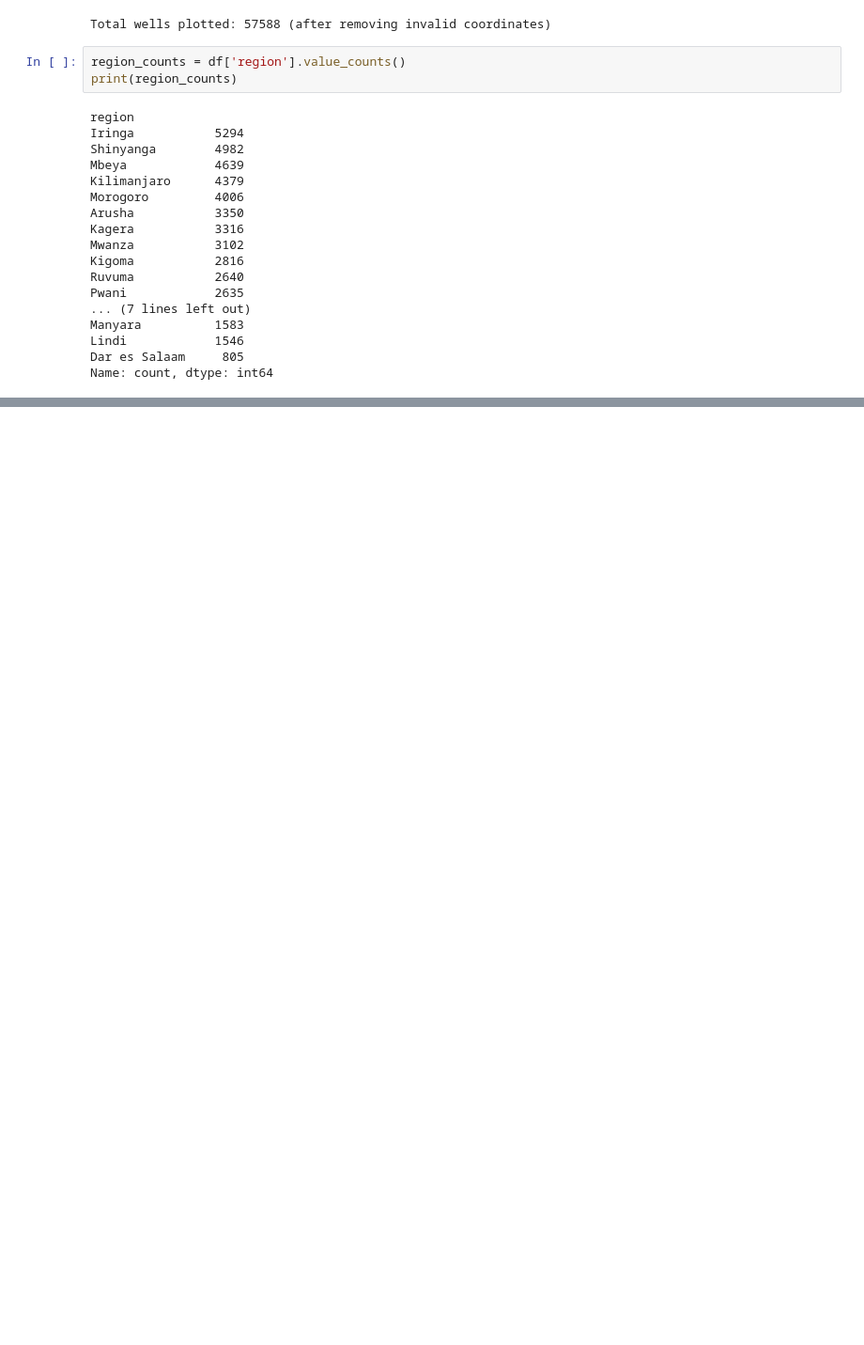
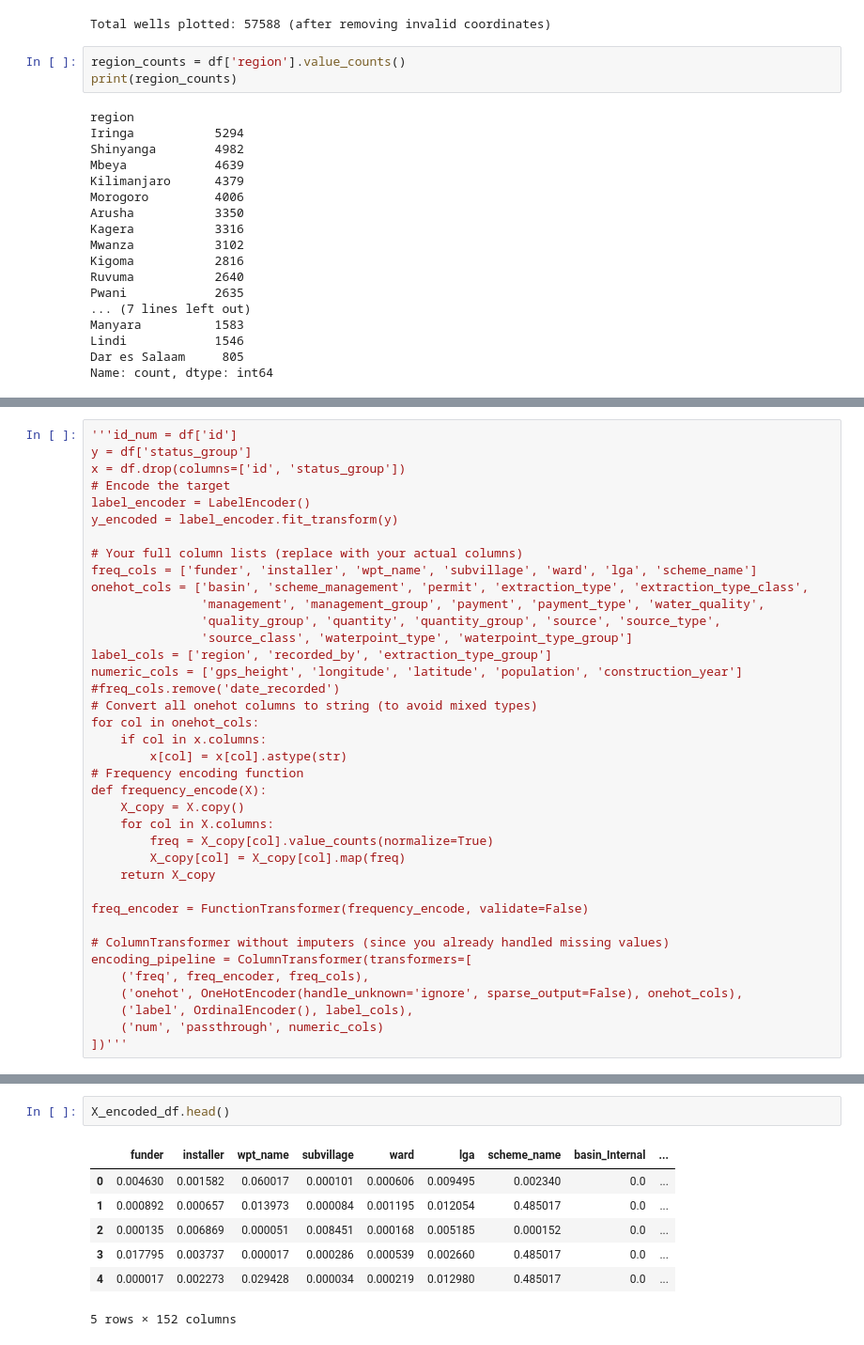
Before and after one commit to Ariful1488/AquaAnalytics, a Jupyter notebook: working_file.ipynb, the cells around one changed output, grey strips where cells are left out. Shown at 94% size. Cells and saved outputs as stored; diff of their text form; blank space fills up the shorter version.

Commit message:
Encoding & RandomForest

```diff
--- a/working_file.ipynb
+++ b/working_file.ipynb
@@ -1296,0 +1383,38 @@ Feature Relationships with status_group (Sorted by P-value):
+# %%
+'''id_num = df['id']
+y = df['status_group']
+x = df.drop(columns=['id', 'status_group'])
+# Encode the target
+label_encoder = LabelEncoder()
+y_encoded = label_encoder.fit_transform(y)
+
+# Your full column lists (replace with your actual columns)
+freq_cols = ['funder', 'installer', 'wpt_name', 'subvillage', 'ward', 'lga', 'scheme_name']
+onehot_cols = ['basin', 'scheme_management', 'permit', 'extraction_type', 'extraction_type_class',
+               'management', 'management_group', 'payment', 'payment_type', 'water_quality',
+               'quality_group', 'quantity', 'quantity_group', 'source', 'source_type',
+               'source_class', 'waterpoint_type', 'waterpoint_type_group']
+label_cols = ['region', 'recorded_by', 'extraction_type_group']
+numeric_cols = ['gps_height', 'longitude', 'latitude', 'population', 'construction_year']
+#freq_cols.remove('date_recorded')
+# Convert all onehot columns to string (to avoid mixed types)
+for col in onehot_cols:
+    if col in x.columns:
+        x[col] = x[col].astype(str)
+# Frequency encoding function
+def frequency_encode(X):
+    X_copy = X.copy()
+    for col in X.columns:
+        freq = X_copy[col].value_counts(normalize=True)
+        X_copy[col] = X_copy[col].map(freq)
+    return X_copy
+
+freq_encoder = FunctionTransformer(frequency_encode, validate=False)
+
+# ColumnTransformer without imputers (since you already handled missing values)
+encoding_pipeline = ColumnTransformer(transformers=[
+    ('freq', freq_encoder, freq_cols),
+    ('onehot', OneHotEncoder(handle_unknown='ignore', sparse_output=False), onehot_cols),
+    ('label', OrdinalEncoder(), label_cols),
+    ('num', 'passthrough', numeric_cols)
+])'''
@@ -1296,0 +1502,10 @@ Feature Relationships with status_group (Sorted by P-value):
+# %%
+X_encoded_df.head()
+# %% [output]
+|  | funder | installer | wpt_name | subvillage | ward | lga | scheme_name | basin_Internal | ... |
+| 0 | 0.004630 | 0.001582 | 0.060017 | 0.000101 | 0.000606 | 0.009495 | 0.002340 | 0.0 | ... |
+| 1 | 0.000892 | 0.000657 | 0.013973 | 0.000084 | 0.001195 | 0.012054 | 0.485017 | 0.0 | ... |
+| 2 | 0.000135 | 0.006869 | 0.000051 | 0.008451 | 0.000168 | 0.005185 | 0.000152 | 0.0 | ... |
+| 3 | 0.017795 | 0.003737 | 0.000017 | 0.000286 | 0.000539 | 0.002660 | 0.485017 | 0.0 | ... |
+| 4 | 0.000017 | 0.002273 | 0.029428 | 0.000034 | 0.000219 | 0.012980 | 0.485017 | 0.0 | ... |
+5 rows × 152 columns
```
Also changed, not shown: parts of 32 cells of this notebook, 15 other files.
